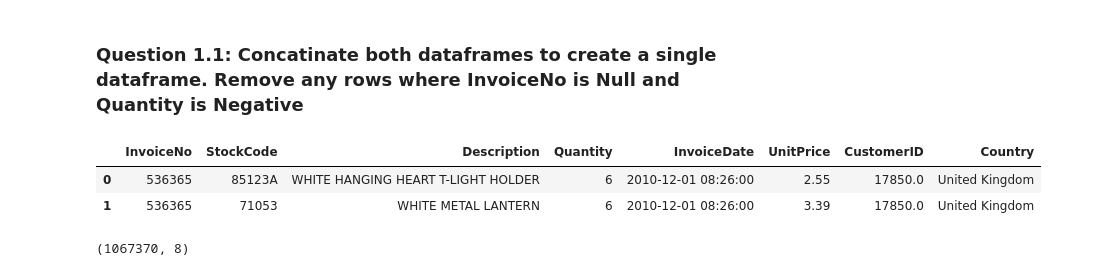
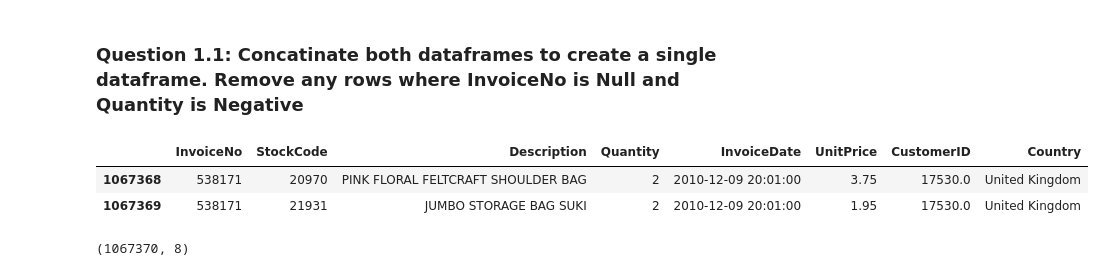
Before and after one commit to rodolfolermacontreras/ML_1_Assignment_10_Updated, a Jupyter notebook: MLEARN510-Lesson10-RodolfoLerma.ipynb, the cells around one changed output. Drawn from its saved outputs; the diff is of its cells as text; code cells hidden in the pictures.

```diff
--- a/MLEARN510-Lesson10-RodolfoLerma.ipynb
+++ b/MLEARN510-Lesson10-RodolfoLerma.ipynb
@@ -48,13 +48,13 @@ df3.shape
 ### Question 1.1: Concatinate both dataframes to create a single dataframe. Remove any rows where InvoiceNo is Null and Quantity is Negative
 # %%
 frames = [df, df3]
-data = pd.concat(frames, axis = 0, sort=False)
+data = pd.concat(frames, axis = 0, ignore_index = True ,sort=False)
 # %%
-data.head(2)
+data.tail(2)
 # %% [output]
 |  | InvoiceNo | StockCode | Description | Quantity | InvoiceDate | UnitPrice | CustomerID | Country |
-| 0 | 536365 | 85123A | WHITE HANGING HEART T-LIGHT HOLDER | 6 | 2010-12-01 08:26:00 | 2.55 | 17850.0 | United Kingdom |
-| 1 | 536365 | 71053 | WHITE METAL LANTERN | 6 | 2010-12-01 08:26:00 | 3.39 | 17850.0 | United Kingdom |
+| 1067368 | 538171 | 20970 | PINK FLORAL FELTCRAFT SHOULDER BAG | 2 | 2010-12-09 20:01:00 | 3.75 | 17530.0 | United Kingdom |
+| 1067369 | 538171 | 21931 | JUMBO STORAGE BAG SUKI | 2 | 2010-12-09 20:01:00 | 1.95 | 17530.0 | United Kingdom |
 # %%
 data.shape
 # %% [output]
```
Also changed, not shown: parts of 11 cells of this notebook.
